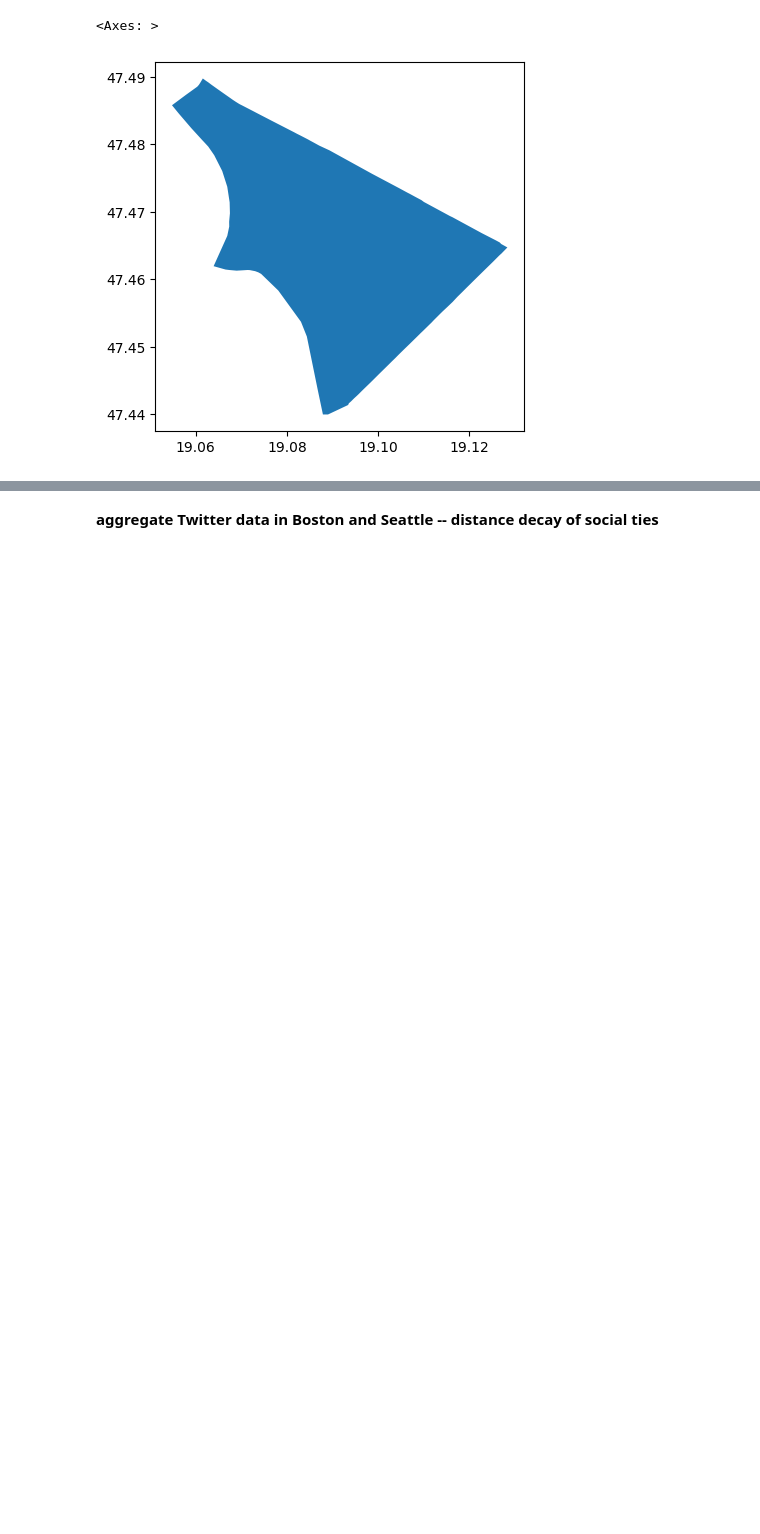
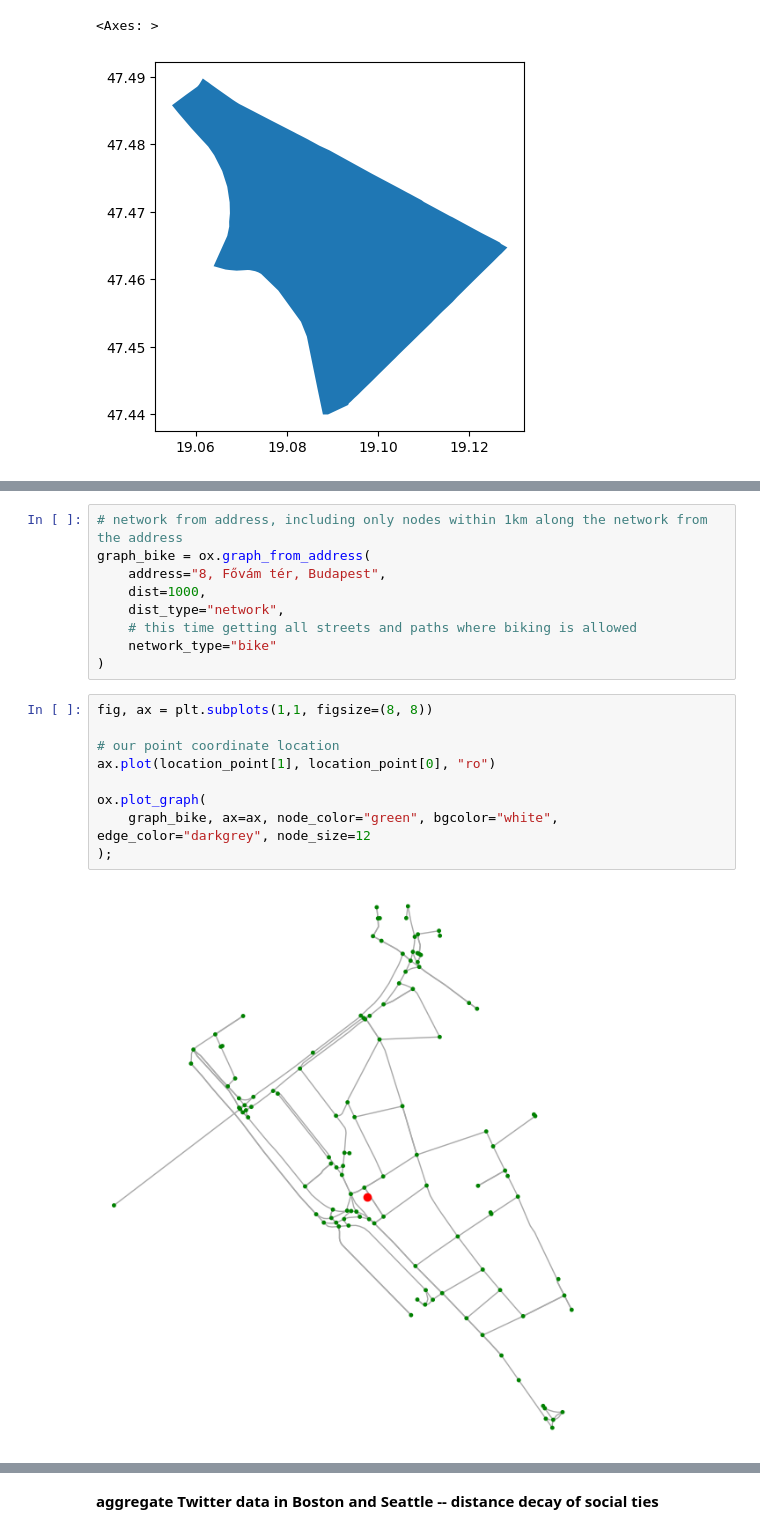
Before and after one commit to sandorjuhasz/geoDS_guest_lectures, a Jupyter notebook: code/part3_geoDS_OSM_and_spatial_networks.ipynb, the cells around one changed output, grey strips where cells are left out. Cells and saved outputs as stored; diff of their text form; blank space fills up the shorter version.

```diff
--- a/code/part3_geoDS_OSM_and_spatial_networks.ipynb
+++ b/code/part3_geoDS_OSM_and_spatial_networks.ipynb
@@ -67,0 +158,20 @@ ax.set_axis_off()
+# %%
+# network from address, including only nodes within 1km along the network from the address
+graph_bike = ox.graph_from_address(
+    address="8, Fővám tér, Budapest",
+    dist=1000,
+    dist_type="network",
+    # this time getting all streets and paths where biking is allowed
+    network_type="bike"
+)
+# %%
+fig, ax = plt.subplots(1,1, figsize=(8, 8))
+
+# our point coordinate location
+ax.plot(location_point[1], location_point[0], "ro")
+
+ox.plot_graph(
+    graph_bike, ax=ax, node_color="green", bgcolor="white", edge_color="darkgrey", node_size=12
+);
+# %% [output]
+[figure, added]
```
Also changed, not shown: parts of 30 cells of this notebook, 1 other file.
